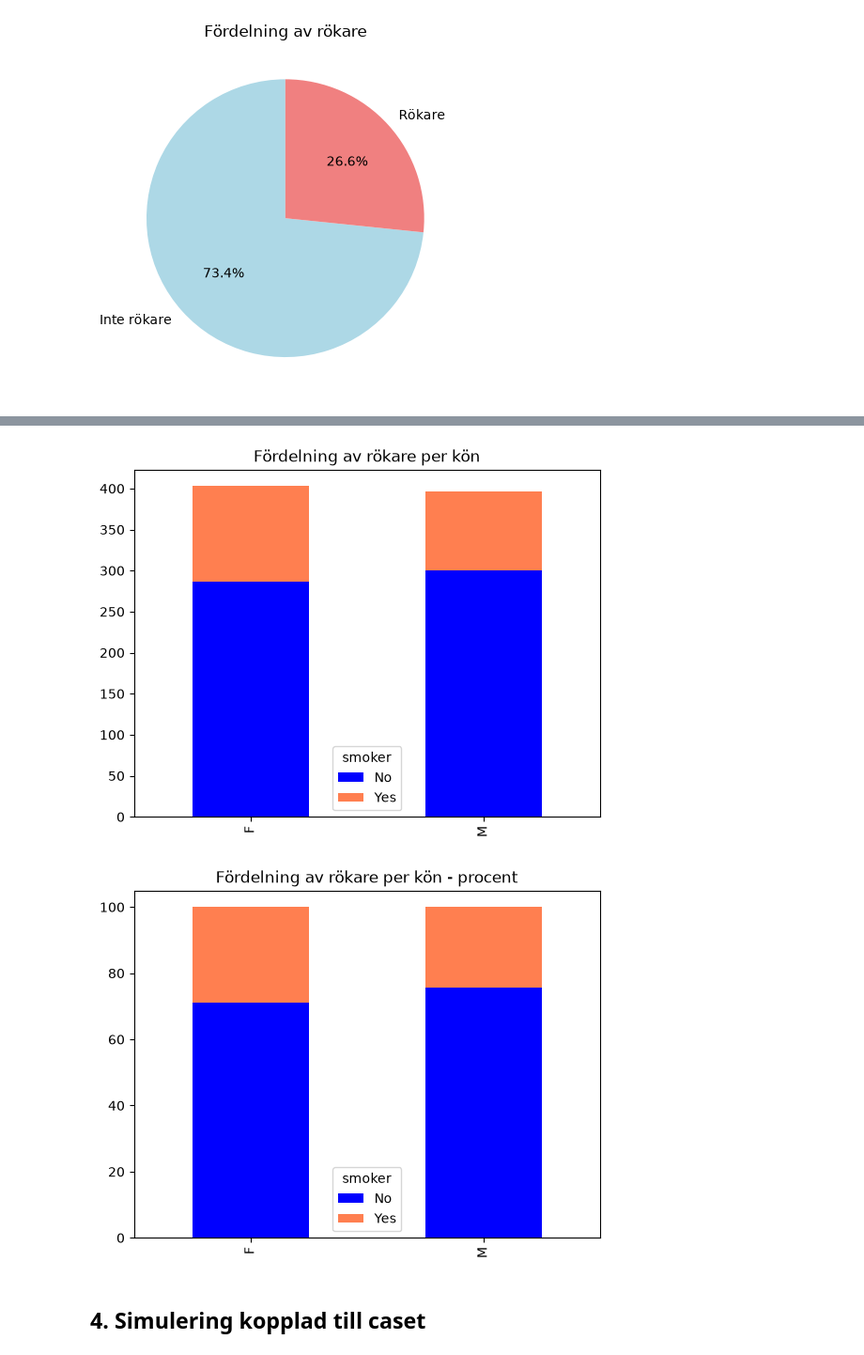
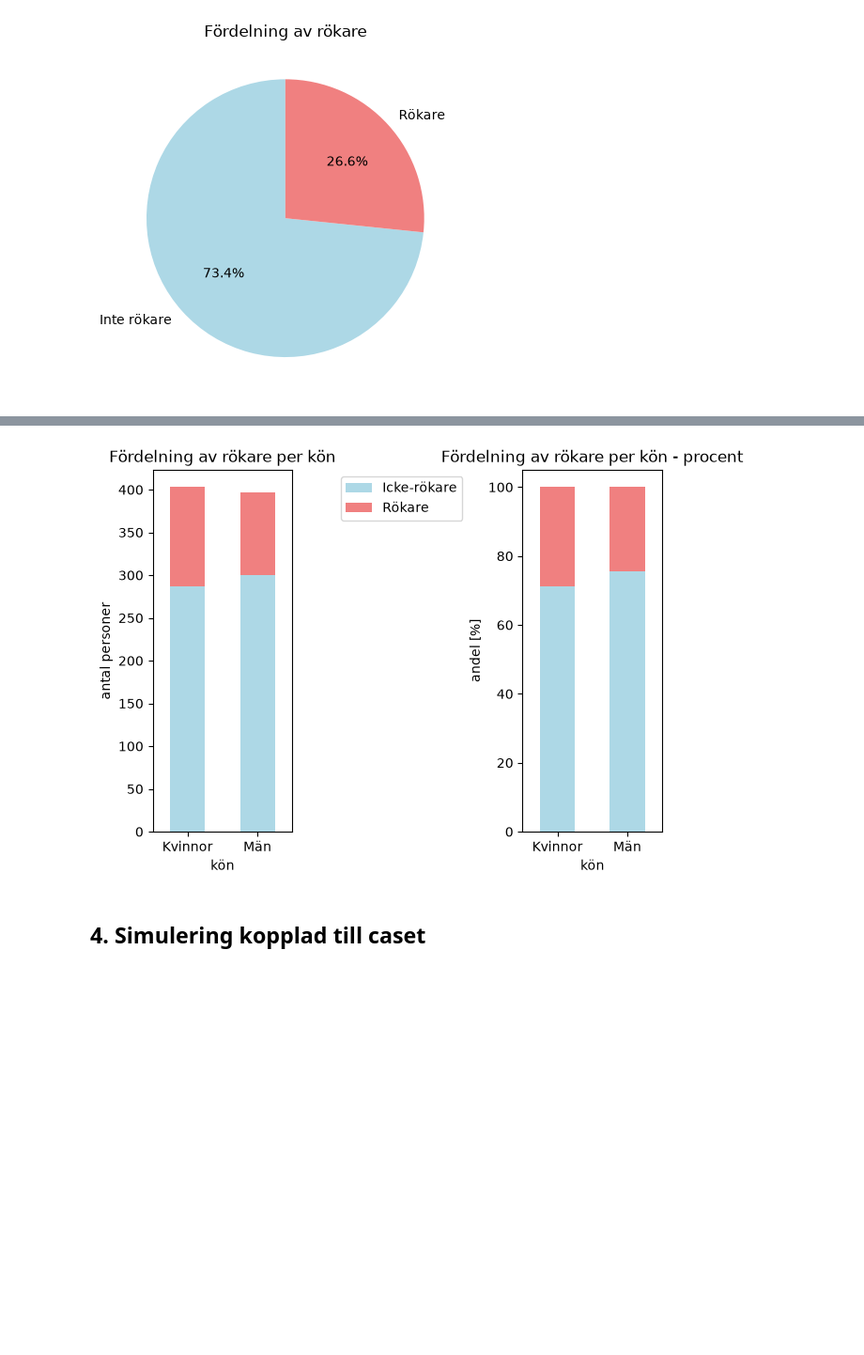
Before and after one commit to Yttak82/health_analysis, a Jupyter notebook: notebooks/analysis.ipynb, the cells around one changed output, grey strips where cells are left out. Shown at 94% size. Saved outputs shown, nothing was run; the diff lists cells and outputs as text; code cells hidden in the pictures; blank space fills up the shorter version.

```diff
--- a/notebooks/analysis.ipynb
+++ b/notebooks/analysis.ipynb
@@ -213,13 +225,29 @@ Name: count, dtype: float64
 # %%
-counted_smokers.plot(kind="bar", stacked=True, color=["blue", "coral"])
-plt.title("Fördelning av rökare per kön")
+
+fig, ax= plt.subplots(1, 2, figsize=(7, 5))
+counted_smokers.plot(kind="bar", stacked=True, color=["lightblue", "lightcoral"], ax=ax[0])
+
+
+procent_smokers.plot(kind="bar", stacked=True, color=["lightblue", "lightcoral"], ax=ax[1])
+
+ax[0].set_title("Fördelning av rökare per kön")
+ax[0].set_xlabel("kön")
+ax[0].set_ylabel("antal personer")
+ax[0].set_xticklabels(["Kvinnor", "Män"], rotation=0)
+
+ax[1].set_title("Fördelning av rökare per kön - procent")
+ax[1].set_xlabel("kön")
+ax[1].set_ylabel("andel [%]")
+ax[1].set_xticklabels(["Kvinnor", "Män"], rotation=0)
+ax[1].set_ylim(0, 105)
+
+ax[0].legend(["Icke-rökare", "Rökare"], loc="upper left", bbox_to_anchor=(1.3,1))
+ax[1].get_legend().remove()
+
+plt.subplots_adjust(wspace=1.65)
+
 plt.show()
-
-procent_smokers.plot(kind="bar", stacked=True, color=["blue", "coral"])
-plt.title("Fördelning av rökare per kön - procent")
-plt.show()
 # %% [output]
-[figure, old version]
+[figure, new version]
-[figure, removed]
 # %% [markdown]
 ## 4. Simulering kopplad till caset
```
Also changed, not shown: parts of 16 cells of this notebook.
